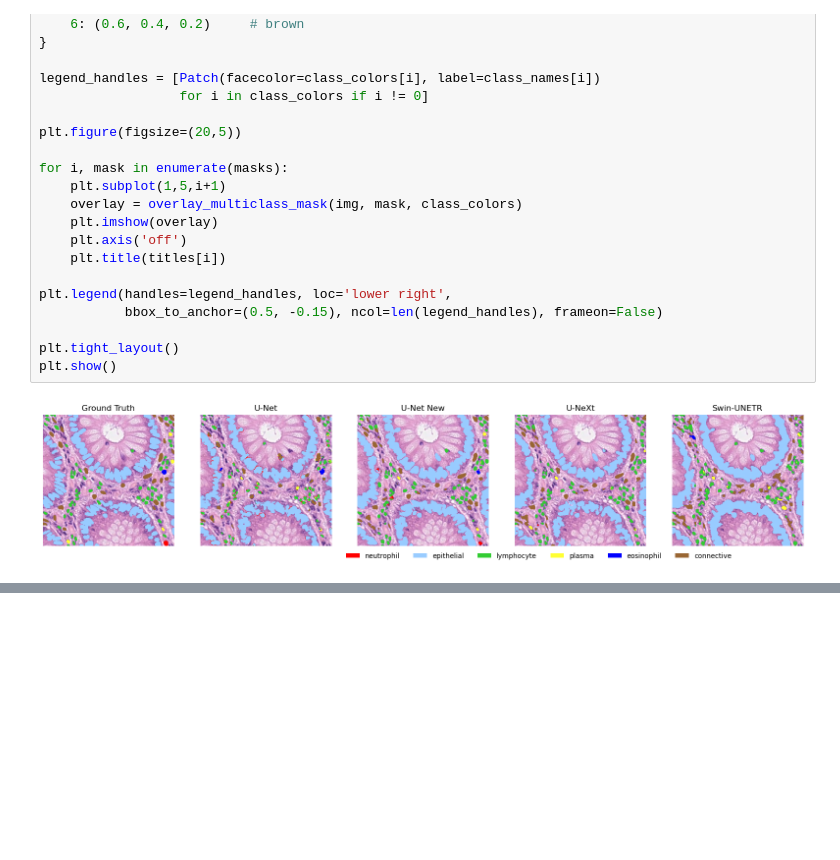
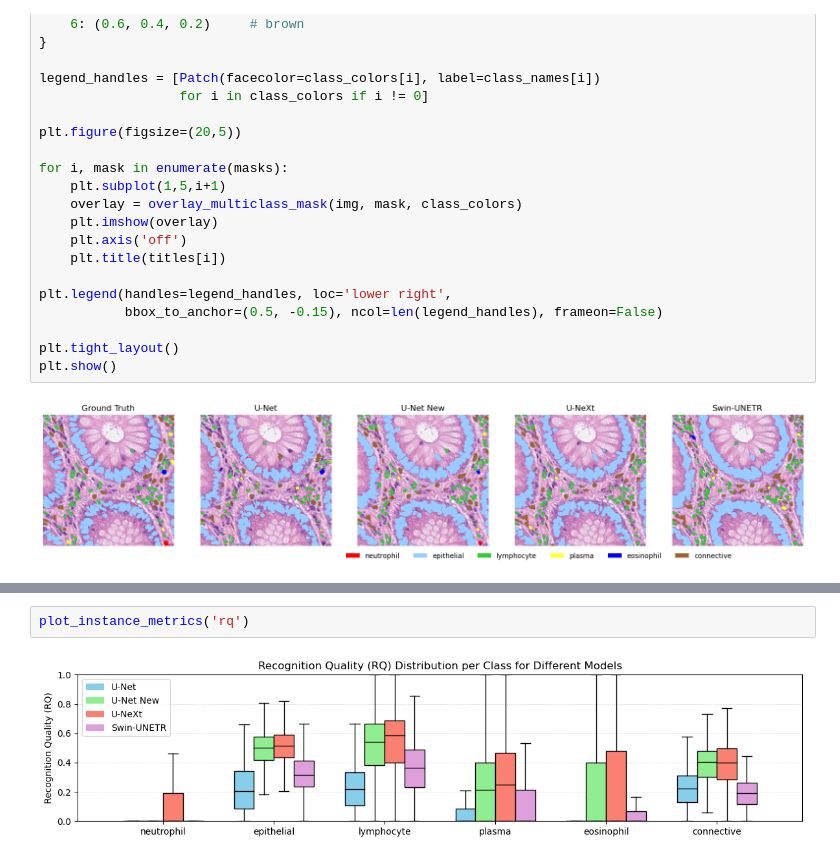
Before and after one commit to tckumarasekara/CRC-HnE-Segmentation-Prediction, a Jupyter notebook: temp.ipynb, the cells around one changed output, grey strips where cells are left out. Cells and saved outputs as stored; diff of their text form; blank space fills up the shorter version.

```diff
--- a/temp.ipynb
+++ b/temp.ipynb
@@ -775,0 +871,4 @@ plt.show()
+# %%
+plot_instance_metrics('rq')
+# %% [output]
+[figure, added]
```
Also changed, not shown: parts of 5 cells of this notebook.
